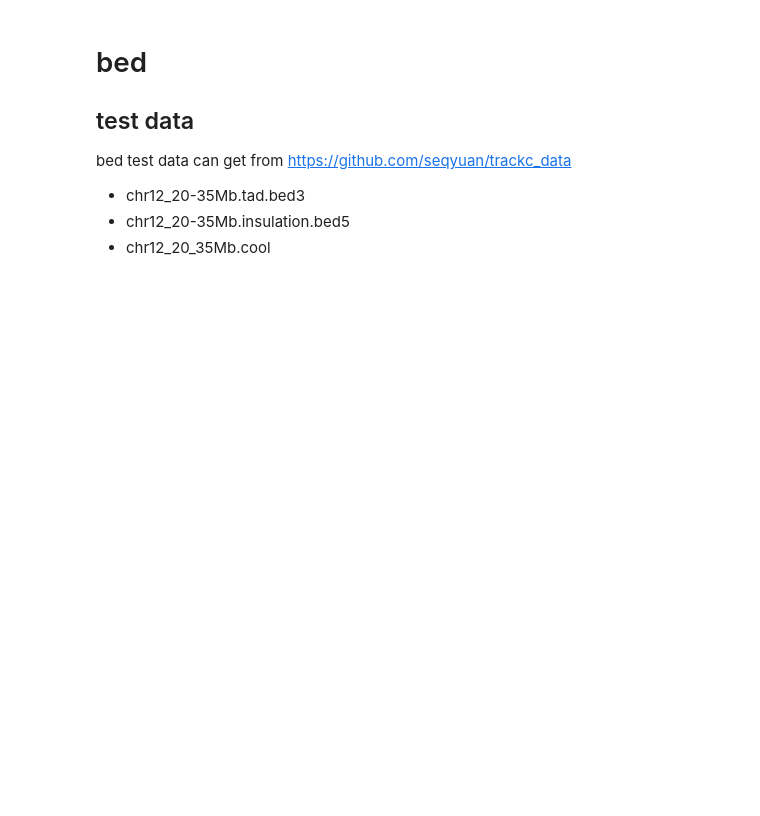
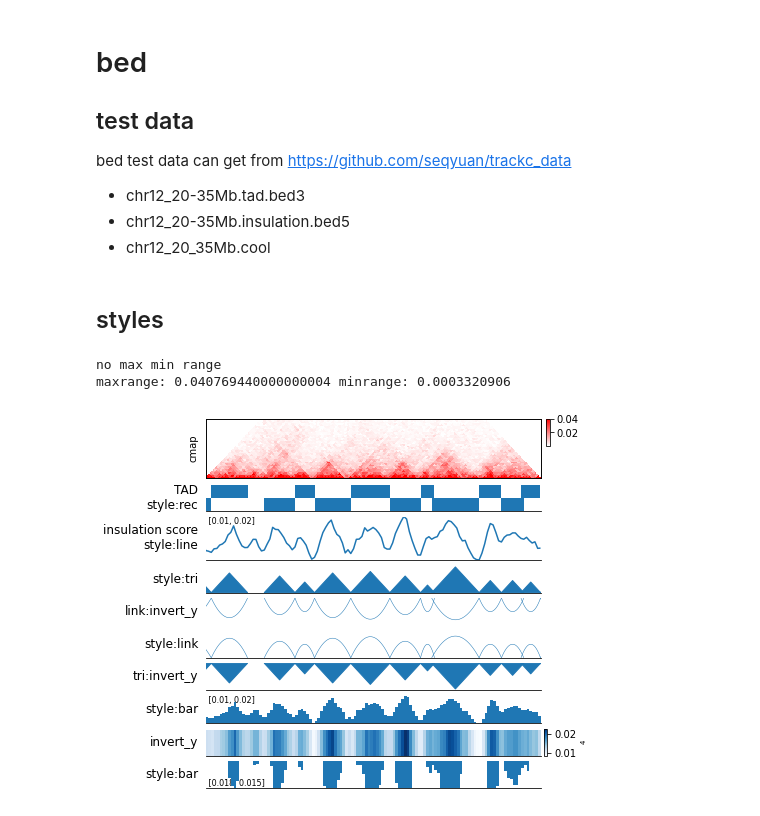
Before and after one commit to seqyuan/trackc, a Jupyter notebook: docs/tutorials/bed.ipynb, the cells around one changed output. Saved outputs shown, nothing was run; the diff lists cells and outputs as text; code cells hidden in the pictures; blank space fills up the shorter version.

```diff
--- a/docs/tutorials/bed.ipynb
+++ b/docs/tutorials/bed.ipynb
@@ -81,0 +20,52 @@ mapc.mapC(mat=chr12cmat.cmat, cmap=fruitpunch, label='chr12', ax=ax0, map_type='
+# %%
+region = 'chr12:31000000-34000000'
+clr = cooler.Cooler("chr12_20_35Mb.cool")
+tadfile = "chr12_20-35Mb.tad.bed3"
+isfile = "chr12_20-35Mb.insulation.bed5"
+
+mat = tc.tl.extractCisContact(clr=clr, region=region)
+# %% [markdown]
+## styles
+# %%
+ten = tc.tenon(width=6, height=1)
+ten.add(pos='bottom', height=1.1)
+ten.add(pos='bottom', height=0.5, hspace=0.1)
+ten.add(pos='bottom', height=0.8, hspace=0.1)
+ten.add(pos='bottom', height=0.5, hspace=0.1)
+ten.add(pos='bottom', height=0.5, hspace=0.1)
+ten.add(pos='bottom', height=0.5, hspace=0.1)
+ten.add(pos='bottom', height=0.5, hspace=0.1)
+ten.add(pos='bottom', height=0.5, hspace=0.1)
+ten.add(pos='bottom', height=0.5, hspace=0.1)
+ten.add(pos='bottom', height=0.5, hspace=0.1)
+
+tc.pl.mapC(ax=ten.axs(0), mat=mat, label='cmap',
+           map_type='triangle',  height=40)
+
+tc.pl.bed_track(ax=ten.axs(1), bed=tadfile, regions=region,
+                track_style='rec', intervals=2, label='TAD\nstyle:rec')
+tc.pl.bed_track(ax=ten.axs(2), bed=isfile, regions=region,
+                track_style='line', label='insulation score\nstyle:line')
+
+tc.pl.bed_track(ax=ten.axs(3), bed=tadfile, regions=region,
+                track_style='tri', label='style:tri')
+tc.pl.bed_track(ax=ten.axs(4), bed=tadfile, regions=region,
+                track_style='link', invert_y=True, label='link:invert_y')
+
+tc.pl.bed_track(ax=ten.axs(5), bed=tadfile, regions=region,
+                track_style='link', label='style:link')
+tc.pl.bed_track(ax=ten.axs(6), bed=tadfile, regions=region,
+                track_style='tri', invert_y=True, label='tri:invert_y')
+
+tc.pl.bed_track(ax=ten.axs(7), bed=isfile, regions=region,
+                track_style='bar', label='style:bar')
+tc.pl.bed_track(ax=ten.axs(8), bed=isfile, regions=region,
+                track_style='rec', cmap='Blues', invert_y=True, label='invert_y')
+tc.pl.bed_track(ax=ten.axs(9), bed=isfile, regions=region, ymin=0.015,ymax=0.018, tick_fl='%0.3f',
+                track_style='bar', invert_y=True, label='style:bar')
+
+#tc.savefig('bed_track.pdf')
+# %% [output]
+no max min range
+maxrange: 0.040769440000000004 minrange: 0.0003320906
+[figure, added]
```
Also changed, not shown: parts of 4 cells of this notebook, 8 other files.
